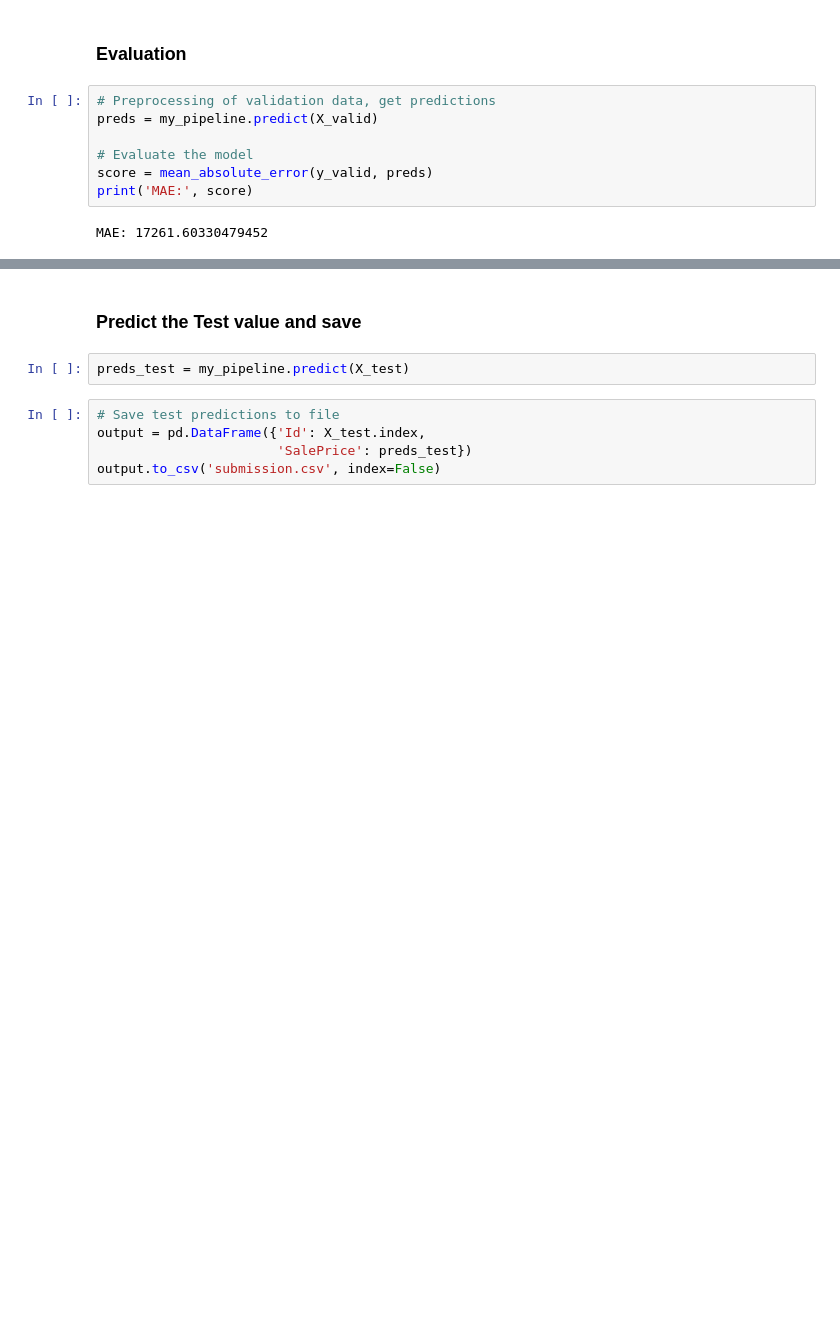
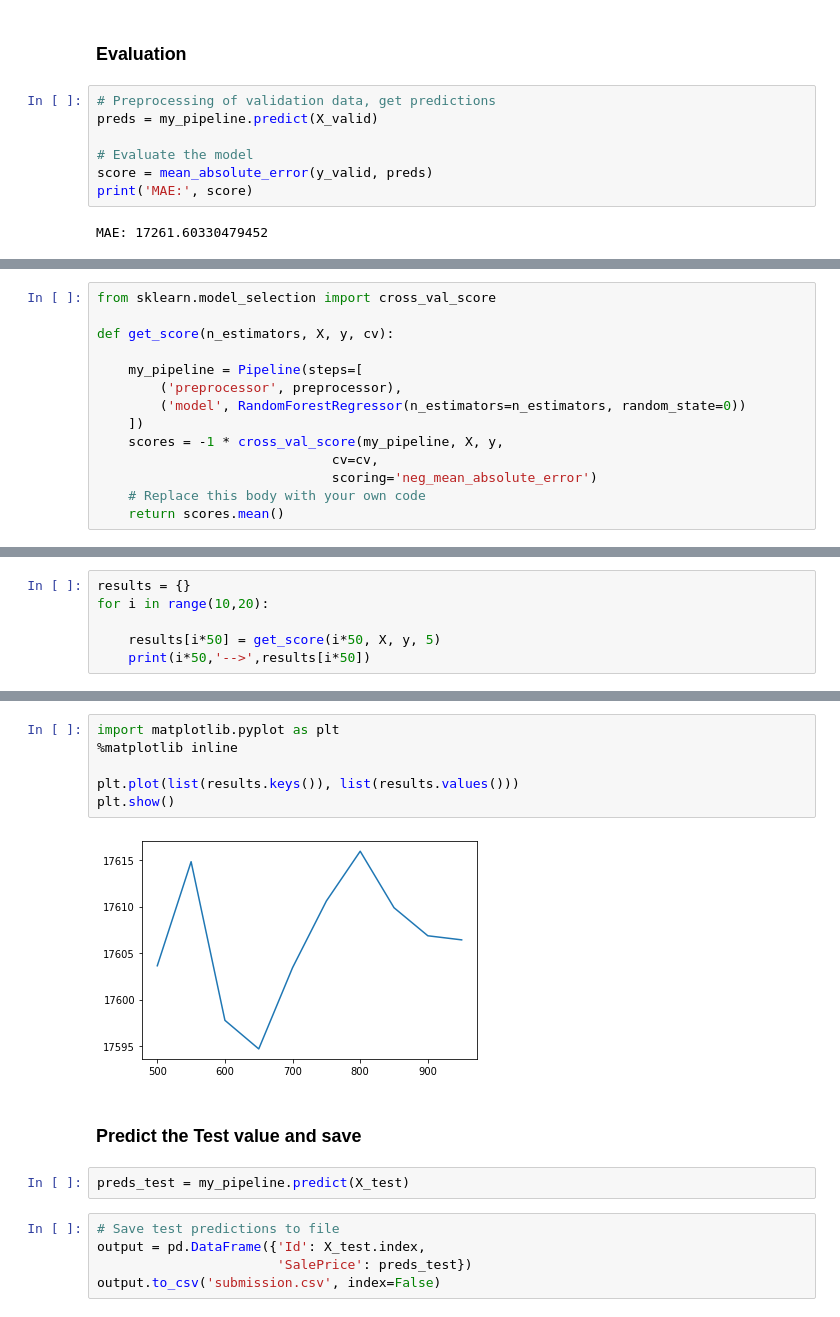
Before and after one commit to PawanKrGunjan/Machine-Learning, a Jupyter notebook: Pipelines/Pipelines & Cross Validation - Housing Prices Competition for Kaggle .ipynb, the cells around one changed output, grey strips where cells are left out. Saved outputs shown, nothing was run; the diff lists cells and outputs as text; blank space fills up the shorter version.

Commit message:
Pipelines

```diff
--- a/Pipelines/Pipelines- Housing Prices Competition for Kaggle .ipynb
+++ b/Pipelines/Pipelines & Cross Validation - Housing Prices Competition for Kaggle .ipynb
@@ -167,0 +190,14 @@ MAE: 17261.60330479452
+# %%
+from sklearn.model_selection import cross_val_score
+
+def get_score(n_estimators, X, y, cv):
+
+    my_pipeline = Pipeline(steps=[
+        ('preprocessor', preprocessor),
+        ('model', RandomForestRegressor(n_estimators=n_estimators, random_state=0))
+    ])
+    scores = -1 * cross_val_score(my_pipeline, X, y,
+                              cv=cv,
+                              scoring='neg_mean_absolute_error')
+    # Replace this body with your own code
+    return scores.mean()
@@ -167,0 +208,6 @@ MAE: 17261.60330479452
+# %%
+results = {}
+for i in range(10,20):
+
+    results[i*50] = get_score(i*50, X, y, 5)
+    print(i*50,'-->',results[i*50])
@@ -168,3 +225,11 @@ MAE: 17261.60330479452
+# %%
+import matplotlib.pyplot as plt
+%matplotlib inline
+
+plt.plot(list(results.keys()), list(results.values()))
+plt.show()
+# %% [output]
+[figure, added]
 # %% [markdown]
 ### Predict the Test value and save
 # %%
```
Also changed, not shown: parts of 4 cells of this notebook.
